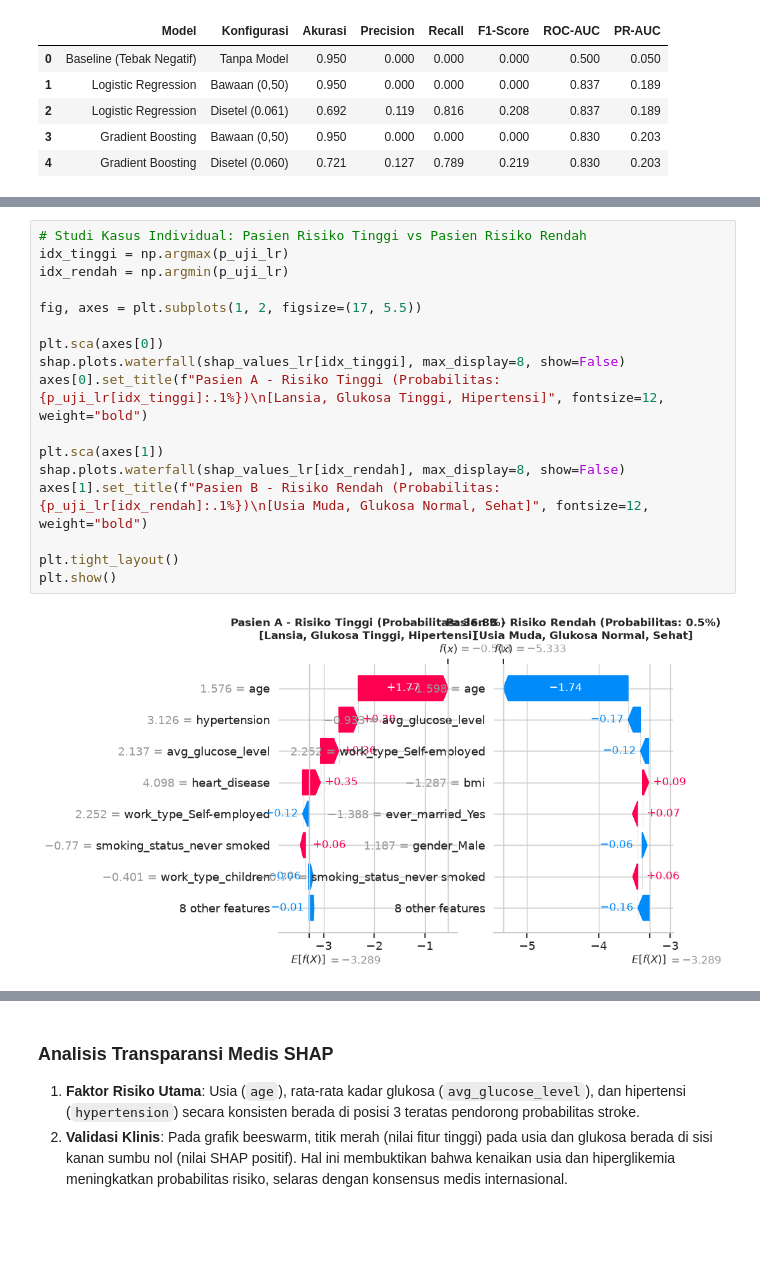
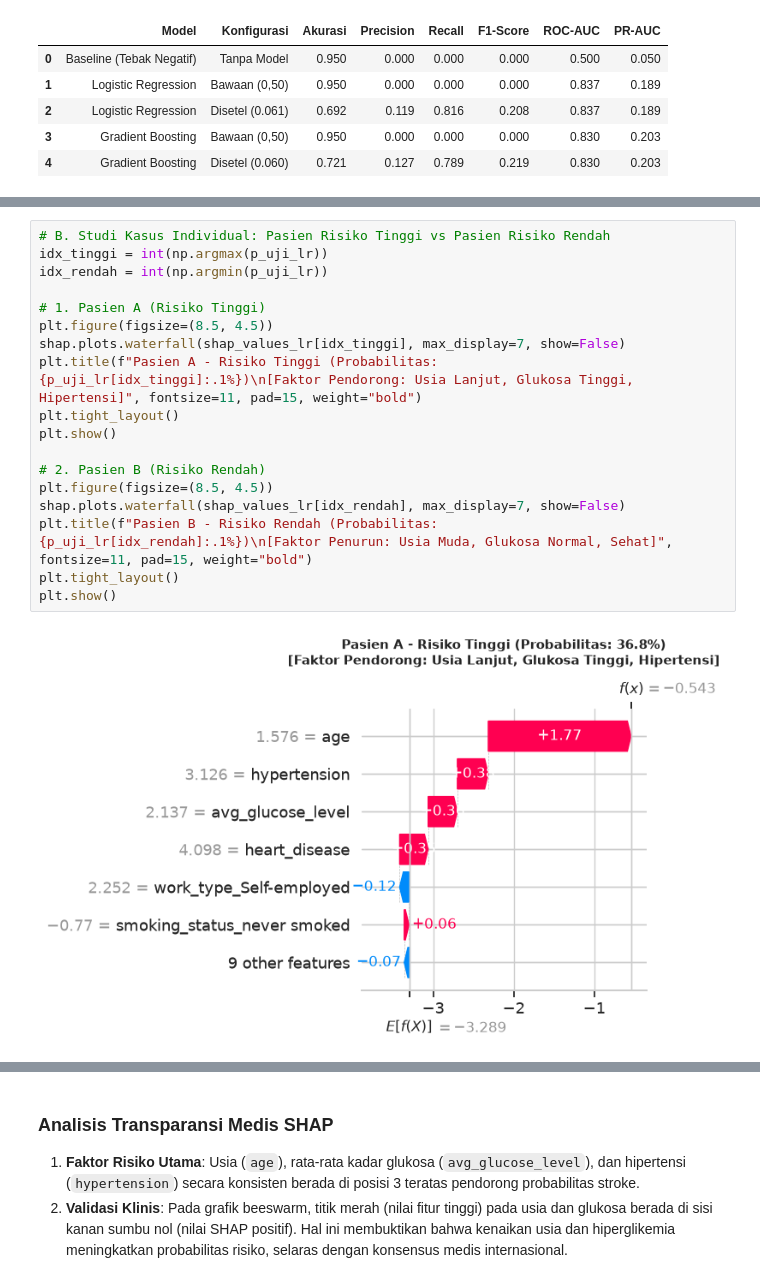
Before and after one commit to ravi-arnan/machine-learning, a Jupyter notebook: colab-hasil/08_evaluasi_akhir_dan_validasi_hasil.ipynb, the cells around one changed output, grey strips where cells are left out. Saved outputs shown, nothing was run; the diff lists cells and outputs as text; blank space fills up the shorter version.

```diff
--- a/colab-hasil/08_evaluasi_akhir_dan_validasi_hasil.ipynb
+++ b/colab-hasil/08_evaluasi_akhir_dan_validasi_hasil.ipynb
@@ -312,19 +290,20 @@ Background dataset has 3576 samples but max_samples=100. Subsampling to 100 samp
 # %%
-# Studi Kasus Individual: Pasien Risiko Tinggi vs Pasien Risiko Rendah
-idx_tinggi = np.argmax(p_uji_lr)
-idx_rendah = np.argmin(p_uji_lr)
+# B. Studi Kasus Individual: Pasien Risiko Tinggi vs Pasien Risiko Rendah
+idx_tinggi = int(np.argmax(p_uji_lr))
+idx_rendah = int(np.argmin(p_uji_lr))
 
-fig, axes = plt.subplots(1, 2, figsize=(17, 5.5))
-
-plt.sca(axes[0])
-shap.plots.waterfall(shap_values_lr[idx_tinggi], max_display=8, show=False)
-axes[0].set_title(f"Pasien A - Risiko Tinggi (Probabilitas: {p_uji_lr[idx_tinggi]:.1%})\n[Lansia, Glukosa Tinggi, Hipertensi]", fontsize=12, weight="bold")
-
-plt.sca(axes[1])
-shap.plots.waterfall(shap_values_lr[idx_rendah], max_display=8, show=False)
-axes[1].set_title(f"Pasien B - Risiko Rendah (Probabilitas: {p_uji_lr[idx_rendah]:.1%})\n[Usia Muda, Glukosa Normal, Sehat]", fontsize=12, weight="bold")
-
+# 1. Pasien A (Risiko Tinggi)
+plt.figure(figsize=(8.5, 4.5))
+shap.plots.waterfall(shap_values_lr[idx_tinggi], max_display=7, show=False)
+plt.title(f"Pasien A - Risiko Tinggi (Probabilitas: {p_uji_lr[idx_tinggi]:.1%})\n[Faktor Pendorong: Usia Lanjut, Glukosa Tinggi, Hipertensi]", fontsize=11, pad=15, weight="bold")
 plt.tight_layout()
 plt.show()
+
+# 2. Pasien B (Risiko Rendah)
+plt.figure(figsize=(8.5, 4.5))
+shap.plots.waterfall(shap_values_lr[idx_rendah], max_display=7, show=False)
+plt.title(f"Pasien B - Risiko Rendah (Probabilitas: {p_uji_lr[idx_rendah]:.1%})\n[Faktor Penurun: Usia Muda, Glukosa Normal, Sehat]", fontsize=11, pad=15, weight="bold")
+plt.tight_layout()
+plt.show()
 # %% [output]
-[figure, old version]
+[figure, new version]
```
Also changed, not shown: parts of 14 cells of this notebook, 11 other files.
